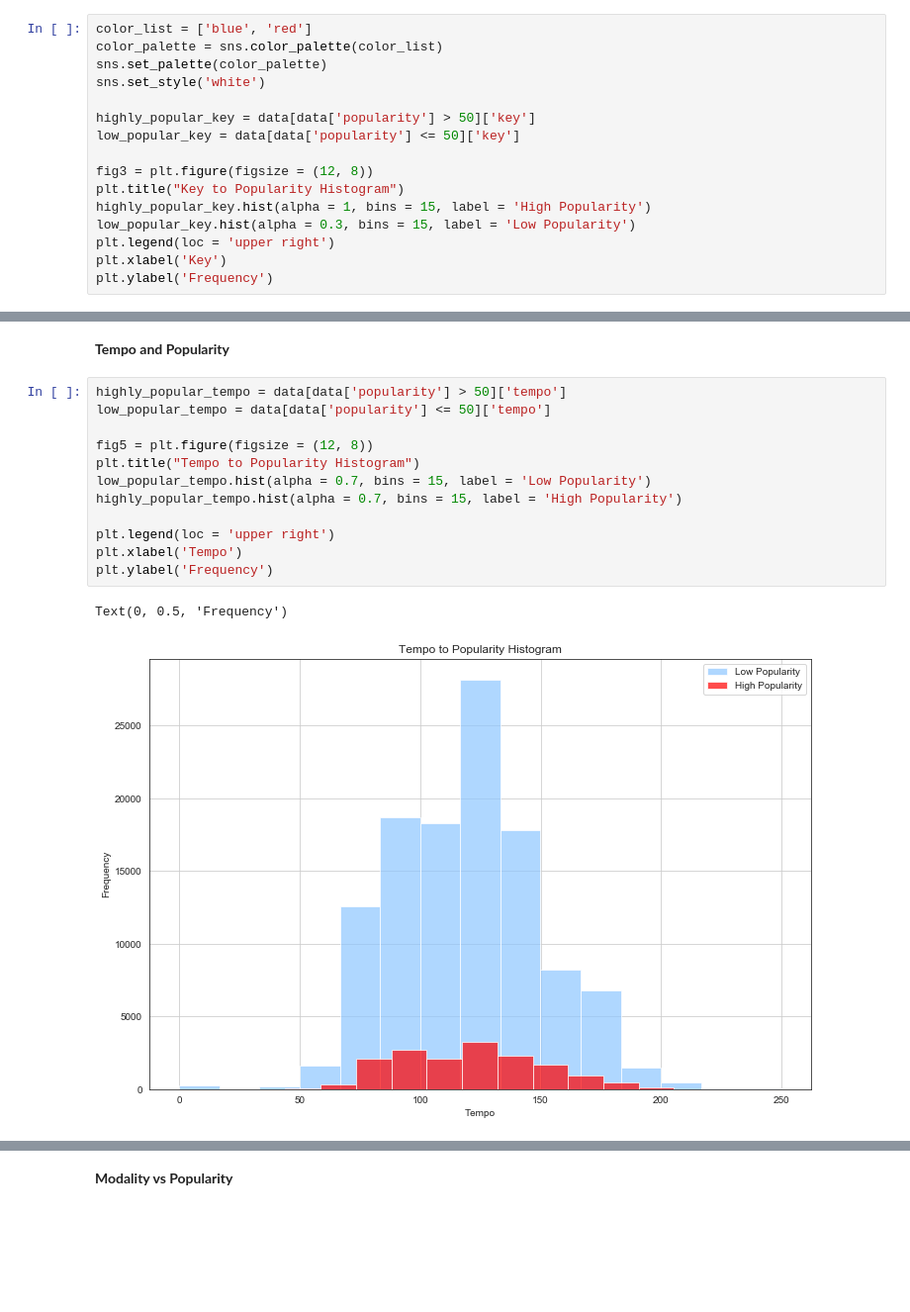
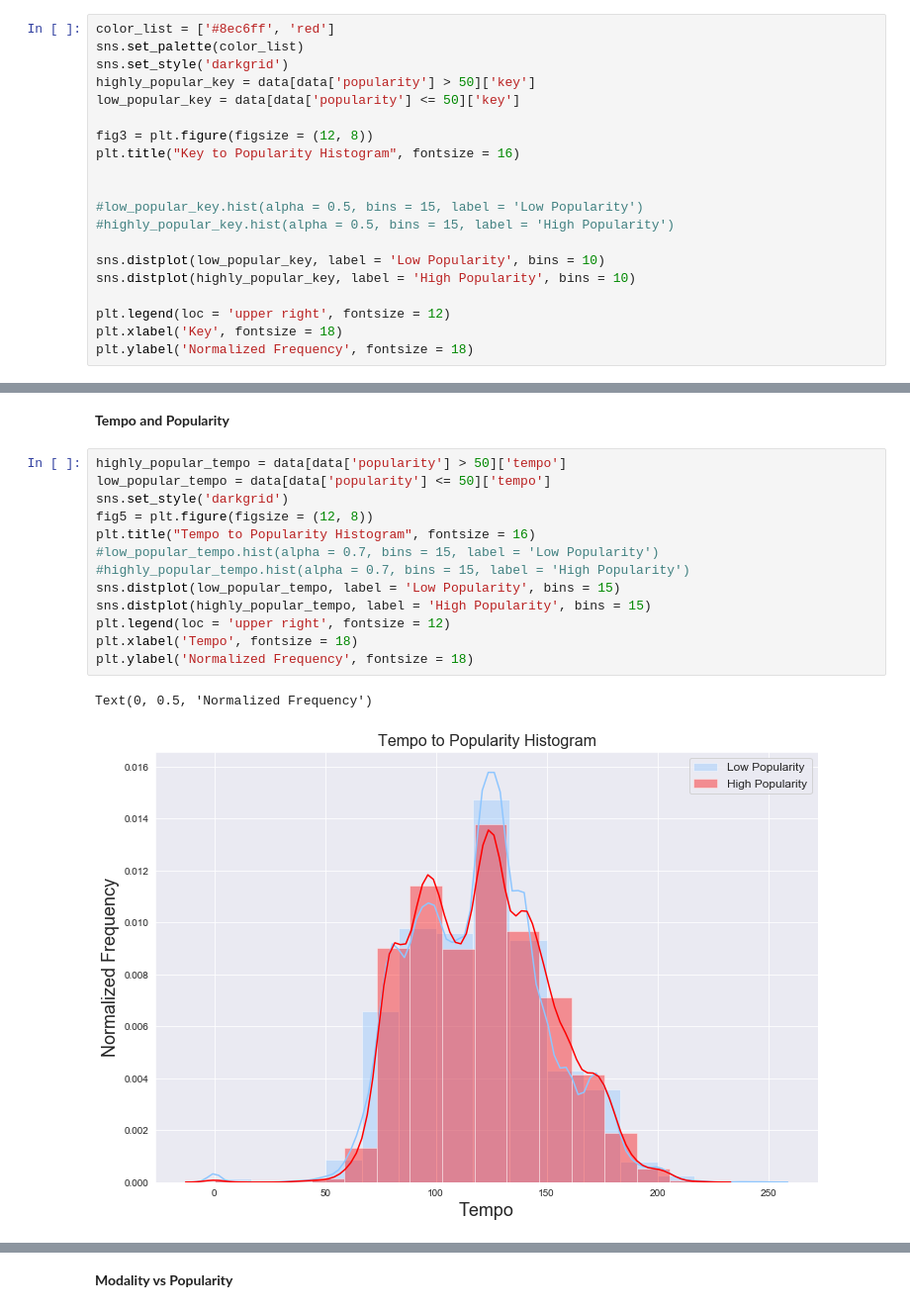
Before and after one commit to RQuery/Spotify-Song-Popularity-Prediction, a Jupyter notebook: Spotify Song Popularity Prediction.ipynb, the cells around one changed output, grey strips where cells are left out. Shown at 99% size. Cells and saved outputs as stored; diff of their text form; blank space fills up the shorter version.

```diff
--- a/Spotify Song Popularity Prediction.ipynb
+++ b/Spotify Song Popularity Prediction.ipynb
@@ -239,19 +245,23 @@ In general, songs around 200 seconds to 300 seconds (3.5 to 5 minutes) are the m
 # %% [markdown]
 It would be interesting to see which **key** is most popular/most liked. Let's make a histogram for it.
 # %%
-color_list = ['blue', 'red']
-color_palette = sns.color_palette(color_list)
-sns.set_palette(color_palette)
-sns.set_style('white')
-
+color_list = ['#8ec6ff', 'red']
+sns.set_palette(color_list)
+sns.set_style('darkgrid')
 highly_popular_key = data[data['popularity'] > 50]['key']
 low_popular_key = data[data['popularity'] <= 50]['key']
 
 fig3 = plt.figure(figsize = (12, 8))
-plt.title("Key to Popularity Histogram")
-highly_popular_key.hist(alpha = 1, bins = 15, label = 'High Popularity')
-low_popular_key.hist(alpha = 0.3, bins = 15, label = 'Low Popularity')
-plt.legend(loc = 'upper right')
-plt.xlabel('Key')
-plt.ylabel('Frequency')
+plt.title("Key to Popularity Histogram", fontsize = 16)
+
+
+#low_popular_key.hist(alpha = 0.5, bins = 15, label = 'Low Popularity')
+#highly_popular_key.hist(alpha = 0.5, bins = 15, label = 'High Popularity')
+
+sns.distplot(low_popular_key, label = 'Low Popularity', bins = 10)
+sns.distplot(highly_popular_key, label = 'High Popularity', bins = 10)
+
+plt.legend(loc = 'upper right', fontsize = 12)
+plt.xlabel('Key', fontsize = 18)
+plt.ylabel('Normalized Frequency', fontsize = 18)
 # %% [output]
@@ -280,16 +291,17 @@ Very very high speechiness does not seem to ever be very popular. Speechiness of
 # %%
 highly_popular_tempo = data[data['popularity'] > 50]['tempo']
 low_popular_tempo = data[data['popularity'] <= 50]['tempo']
-
+sns.set_style('darkgrid')
 fig5 = plt.figure(figsize = (12, 8))
-plt.title("Tempo to Popularity Histogram")
-low_popular_tempo.hist(alpha = 0.7, bins = 15, label = 'Low Popularity')
-highly_popular_tempo.hist(alpha = 0.7, bins = 15, label = 'High Popularity')
-
-plt.legend(loc = 'upper right')
-plt.xlabel('Tempo')
-plt.ylabel('Frequency')
+plt.title("Tempo to Popularity Histogram", fontsize = 16)
+#low_popular_tempo.hist(alpha = 0.7, bins = 15, label = 'Low Popularity')
+#highly_popular_tempo.hist(alpha = 0.7, bins = 15, label = 'High Popularity')
+sns.distplot(low_popular_tempo, label = 'Low Popularity', bins = 15)
+sns.distplot(highly_popular_tempo, label = 'High Popularity', bins = 15)
+plt.legend(loc = 'upper right', fontsize = 12)
+plt.xlabel('Tempo', fontsize = 18)
+plt.ylabel('Normalized Frequency', fontsize = 18)
 # %% [output]
-Text(0, 0.5, 'Frequency')
+Text(0, 0.5, 'Normalized Frequency')
-[figure, old version]
+[figure, new version]
 # %% [markdown]
```
Also changed, not shown: parts of 25 cells of this notebook.
